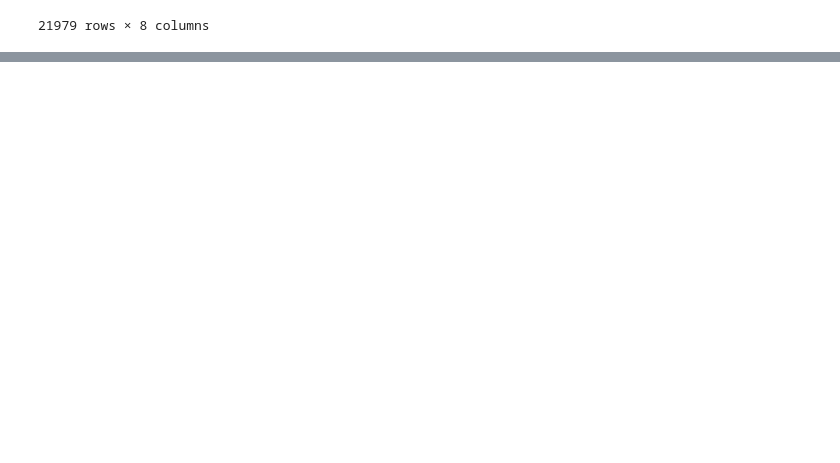
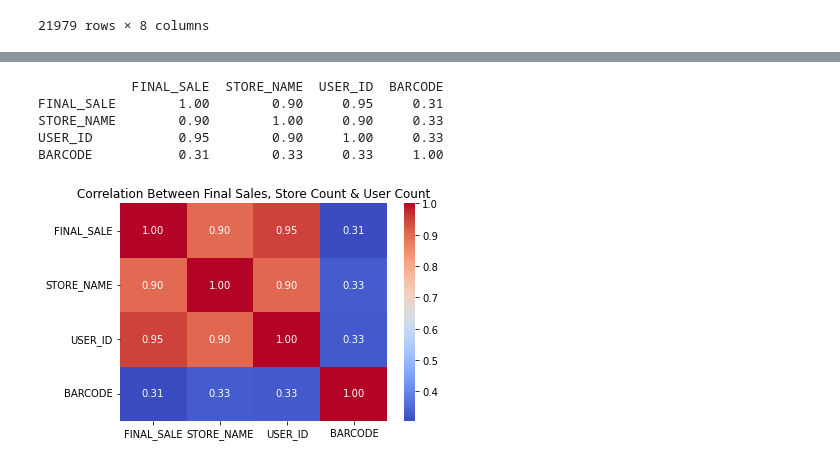
Before and after one commit to zeafang/Fetch, a Jupyter notebook: Ziyi's Fetch analysis final.ipynb, the cells around one changed output, grey strips where cells are left out. Cells and saved outputs as stored; diff of their text form; code cells hidden in the pictures; blank space fills up the shorter version.

```diff
--- a/Ziyi's Fetch analysis final.ipynb
+++ b/Ziyi's Fetch analysis final.ipynb
@@ -437,0 +391,18 @@ plt.show()
+# %%
+df_corr = df_pd_tr_ds[['FINAL_SALE', 'STORE_NAME', 'USER_ID','BARCODE']].corr()
+
+# Print correlation matrix
+print(df_corr)
+
+# Optional: Plot heatmap
+plt.figure(figsize=(6, 4))
+sns.heatmap(df_corr, annot=True, cmap='coolwarm', fmt=".2f")
+plt.title("Correlation Between Final Sales, Store Count & User Count")
+plt.show()
+# %% [output]
+            FINAL_SALE  STORE_NAME  USER_ID  BARCODE
+FINAL_SALE        1.00        0.90     0.95     0.31
+STORE_NAME        0.90        1.00     0.90     0.33
+USER_ID           0.95        0.90     1.00     0.33
+BARCODE           0.31        0.33     0.33     1.00
+[figure, added]
```
Also changed, not shown: parts of 14 cells of this notebook.
